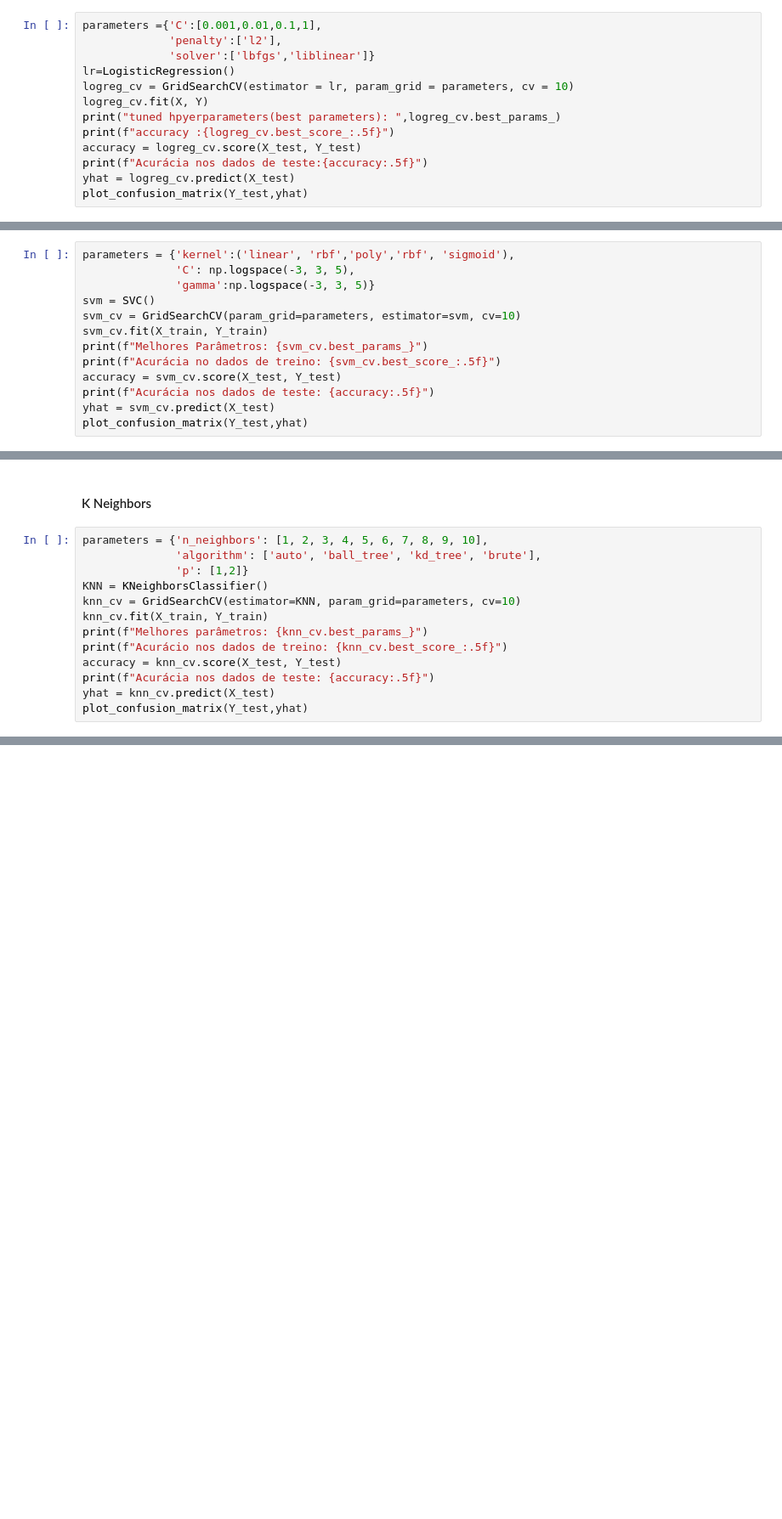
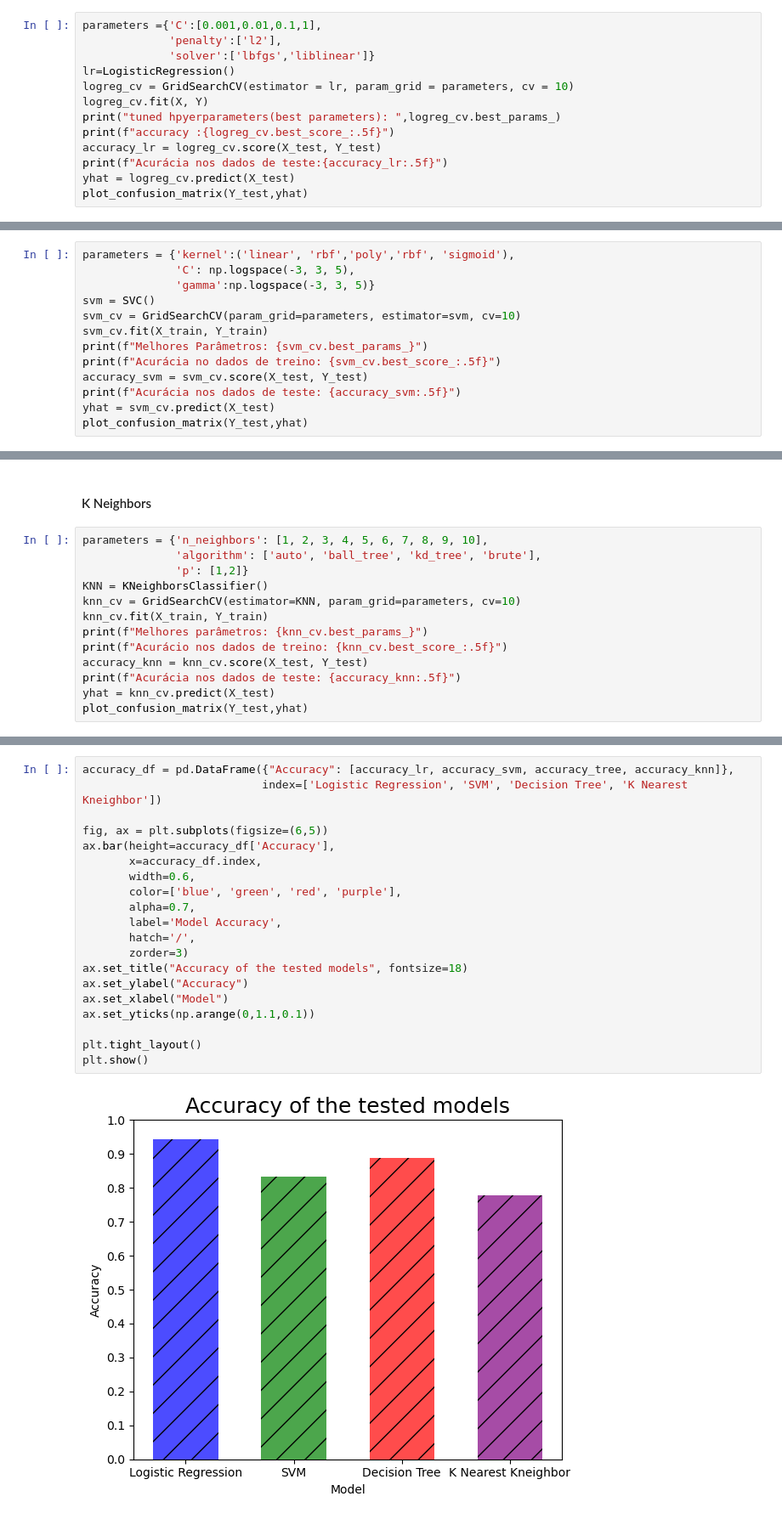
Before and after one commit to arturvictormartins/SpaceX-Project, a Jupyter notebook: sapcex.ipynb, the cells around one changed output, grey strips where cells are left out. Shown: that part at 85% size. Saved outputs shown, nothing was run; the diff lists cells and outputs as text; blank space fills up the shorter version.

```diff
--- a/sapcex.ipynb
+++ b/sapcex.ipynb
@@ -502,8 +693,8 @@ logreg_cv = GridSearchCV(estimator = lr, param_grid = parameters, cv = 10)
 logreg_cv.fit(X, Y)
 print("tuned hpyerparameters(best parameters): ",logreg_cv.best_params_)
 print(f"accuracy :{logreg_cv.best_score_:.5f}")
-accuracy = logreg_cv.score(X_test, Y_test)
-print(f"Acurácia nos dados de teste:{accuracy:.5f}")
+accuracy_lr = logreg_cv.score(X_test, Y_test)
+print(f"Acurácia nos dados de teste:{accuracy_lr:.5f}")
 yhat = logreg_cv.predict(X_test)
 plot_confusion_matrix(Y_test,yhat)
 # %% [output]
@@ -522,8 +713,8 @@ svm_cv = GridSearchCV(param_grid=parameters, estimator=svm, cv=10)
 svm_cv.fit(X_train, Y_train)
 print(f"Melhores Parâmetros: {svm_cv.best_params_}")
 print(f"Acurácia no dados de treino: {svm_cv.best_score_:.5f}")
-accuracy = svm_cv.score(X_test, Y_test)
-print(f"Acurácia nos dados de teste: {accuracy:.5f}")
+accuracy_svm = svm_cv.score(X_test, Y_test)
+print(f"Acurácia nos dados de teste: {accuracy_svm:.5f}")
 yhat = svm_cv.predict(X_test)
 plot_confusion_matrix(Y_test,yhat)
 # %% [output]
@@ -565,8 +756,8 @@ knn_cv = GridSearchCV(estimator=KNN, param_grid=parameters, cv=10)
 knn_cv.fit(X_train, Y_train)
 print(f"Melhores parâmetros: {knn_cv.best_params_}")
 print(f"Acurácio nos dados de treino: {knn_cv.best_score_:.5f}")
-accuracy = knn_cv.score(X_test, Y_test)
-print(f"Acurácia nos dados de teste: {accuracy:.5f}")
+accuracy_knn = knn_cv.score(X_test, Y_test)
+print(f"Acurácia nos dados de teste: {accuracy_knn:.5f}")
 yhat = knn_cv.predict(X_test)
 plot_confusion_matrix(Y_test,yhat)
 # %% [output]
@@ -576,0 +770,22 @@ Acurácia nos dados de teste: 0.77778
+# %%
+accuracy_df = pd.DataFrame({"Accuracy": [accuracy_lr, accuracy_svm, accuracy_tree, accuracy_knn]},
+                           index=['Logistic Regression', 'SVM', 'Decision Tree', 'K Nearest Kneighbor'])
+
+fig, ax = plt.subplots(figsize=(6,5))
+ax.bar(height=accuracy_df['Accuracy'],
+       x=accuracy_df.index,
+       width=0.6,
+       color=['blue', 'green', 'red', 'purple'],
+       alpha=0.7,
+       label='Model Accuracy',
+       hatch='/',
+       zorder=3)
+ax.set_title("Accuracy of the tested models", fontsize=18)
+ax.set_ylabel("Accuracy")
+ax.set_xlabel("Model")
+ax.set_yticks(np.arange(0,1.1,0.1))
+
+plt.tight_layout()
+plt.show()
+# %% [output]
+[figure, added]
```
Also changed, not shown: parts of 22 cells of this notebook.
